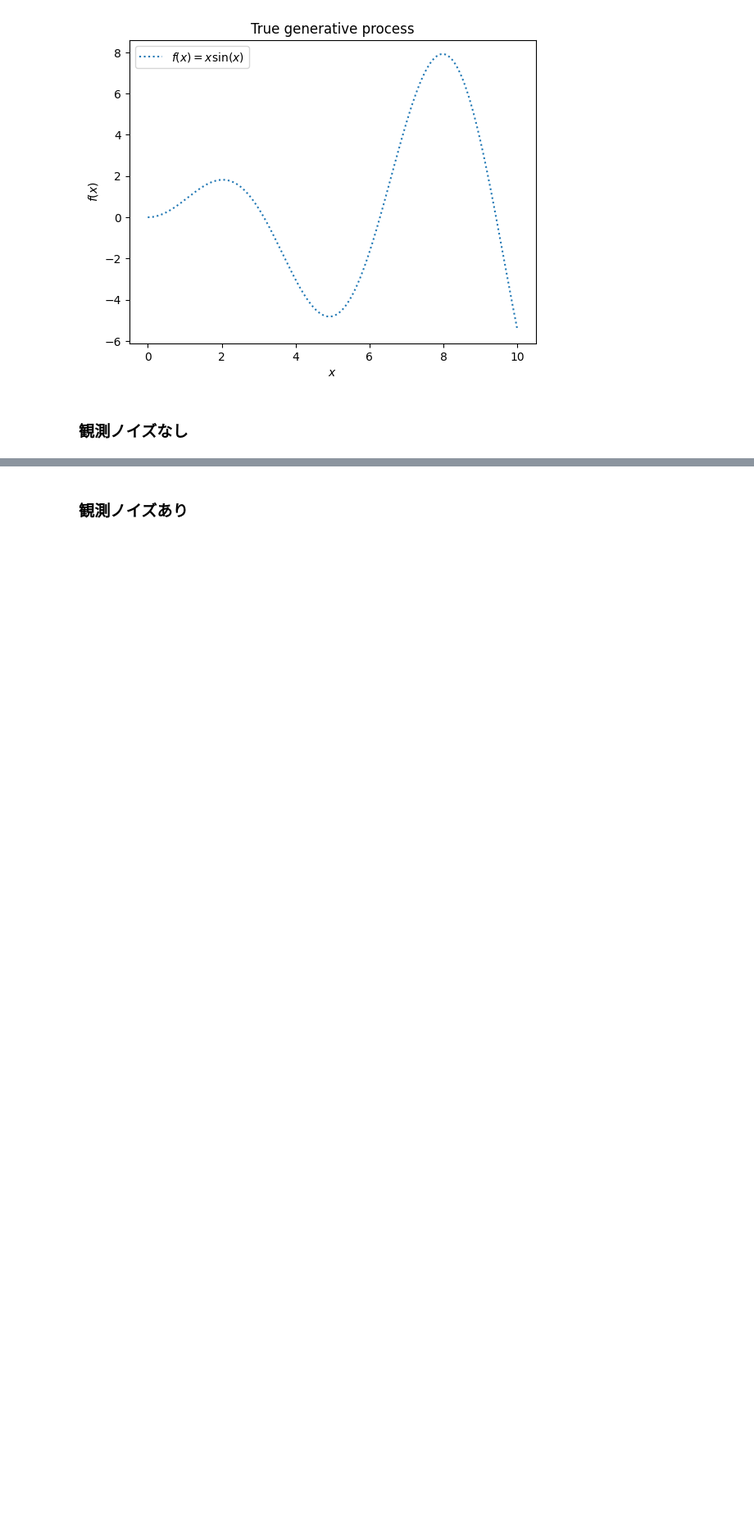
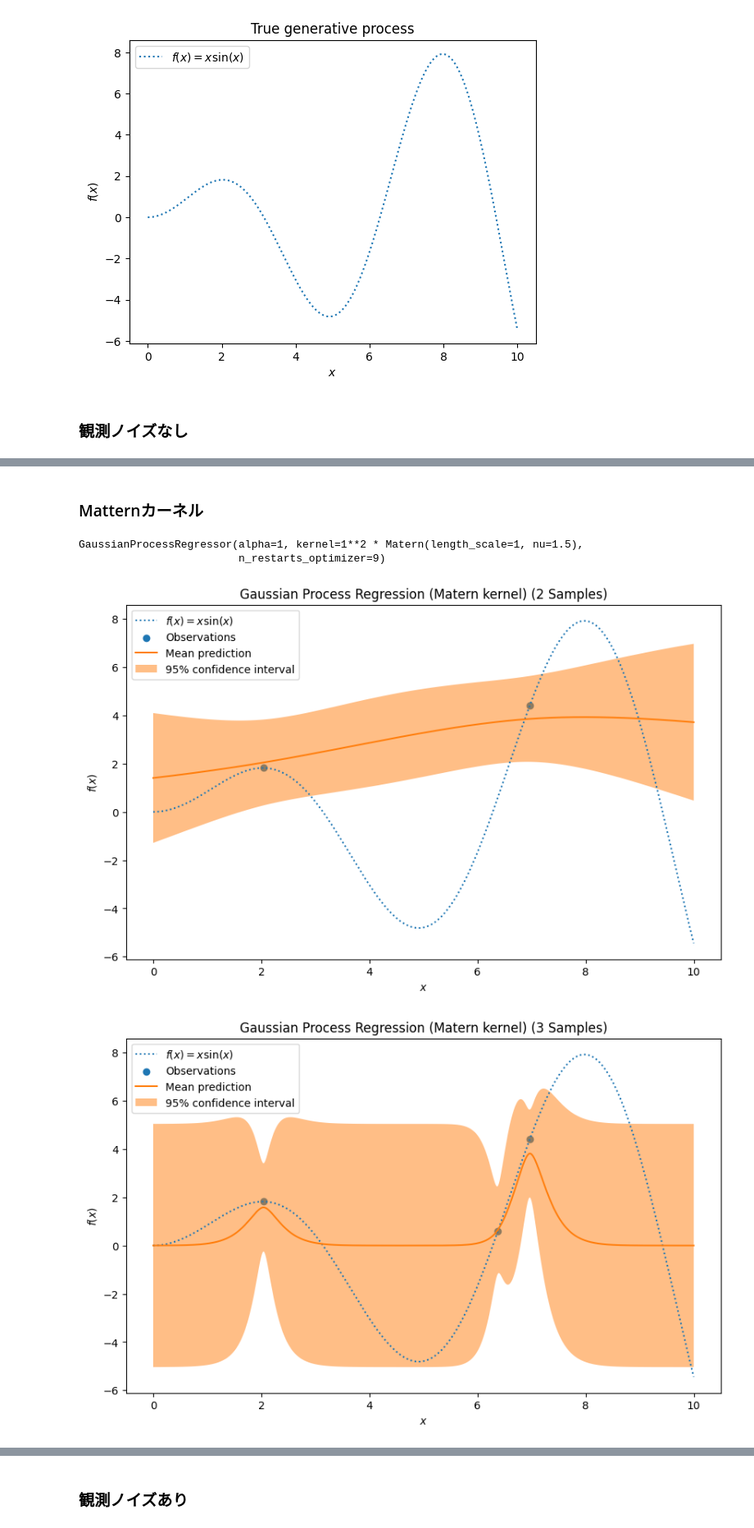
Before and after one commit to komorimasashi/Hokudai2023Resources, a Jupyter notebook: GP_regression_demo.ipynb, the cells around one changed output, grey strips where cells are left out. Shown at 82% size. Drawn from its saved outputs; the diff is of its cells as text; code cells hidden in the pictures; blank space fills up the shorter version.

```diff
--- a/GP_regression_demo.ipynb
+++ b/GP_regression_demo.ipynb
@@ -92,0 +89,2 @@ Increase the number of iterations (max_iter) or scale the data as shown in:
+# %% [markdown]
+### Matternカーネル
@@ -92,0 +93,34 @@ Increase the number of iterations (max_iter) or scale the data as shown in:
+# %%
+kernel = 1 * 1.0 * Matern(length_scale=1.0, nu=1.5)
+gp_matern =  GaussianProcessRegressor(
+    kernel=kernel, alpha=noise_std**2, n_restarts_optimizer=9
+)
+gp_matern.fit(X_train_full, y_train_full)
+# %% [output]
+GaussianProcessRegressor(alpha=1, kernel=1**2 * Matern(length_scale=1, nu=1.5),
+                         n_restarts_optimizer=9)
+# %%
+for sample_size in range(2, sample_size + 1):
+    # 部分的なサンプリング
+    X_train, y_train = X_train_full[:sample_size], y_train_full[:sample_size]
+
+    # ガウス過程回帰モデルの生成と学習（Maternカーネル）
+    gp_matern.fit(X_train, y_train)
+
+    # 予測値とその標準偏差を求める
+    y_pred, sigma = gp_matern.predict(X, return_std=True)
+
+    # 結果を描画
+    plt.figure(figsize=(10, 6))
+    plt.plot(X, y, label=r"$f(x) = x \sin(x)$", linestyle="dotted")
+    plt.scatter(X_train, y_train, label="Observations")
+    plt.plot(X, y_pred, label="Mean prediction")
+    plt.fill_between(X.ravel(), y_pred - 1.96 * sigma, y_pred + 1.96 * sigma, alpha=0.5, label=r"95% confidence interval")
+    plt.legend()
+    plt.xlabel("$x$")
+    plt.ylabel("$f(x)$")
+    plt.title(f"Gaussian Process Regression (Matern kernel) ({sample_size} Samples)")
+    plt.show()
+# %% [output]
+[figure, added]
+[figure, added]
```
Also changed, not shown: parts of 10 cells of this notebook.
